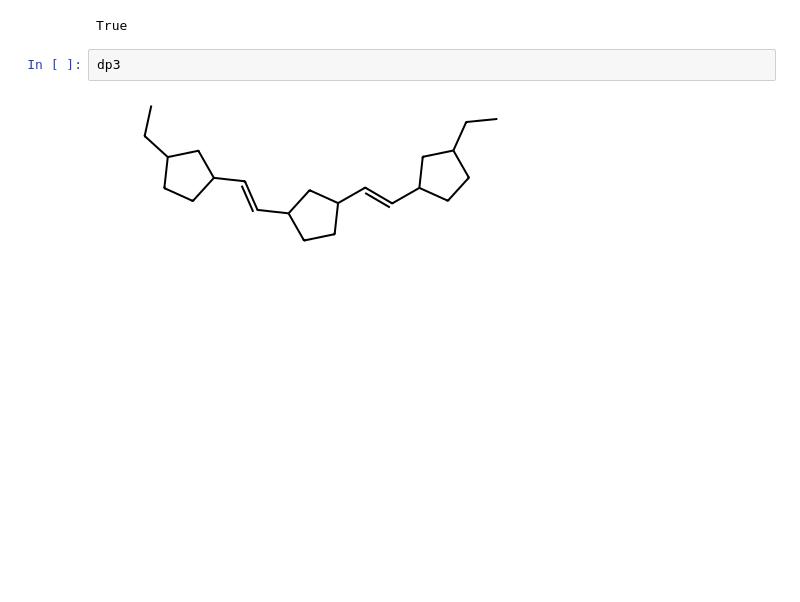
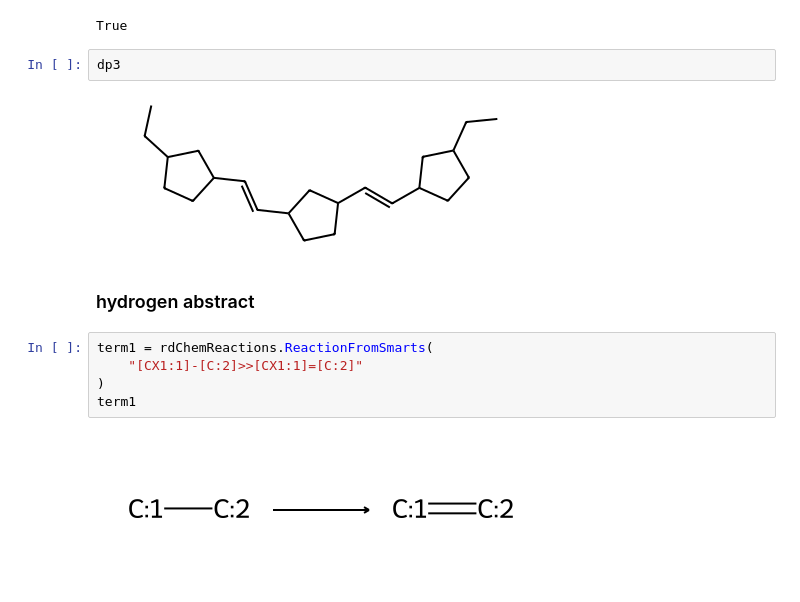
Before and after one commit to skozarekar/thermonomer, a Jupyter notebook: thermonomer/temp_Maya_romp.ipynb, the cells around one changed output. Cells and saved outputs as stored; diff of their text form; blank space fills up the shorter version.

```diff
--- a/thermonomer/temp_Maya_romp.ipynb
+++ b/thermonomer/temp_Maya_romp.ipynb
@@ -100,3 +95,12 @@ True
 dp3
 # %% [output]
 [figure]
+# %% [markdown]
+### hydrogen abstract
+# %%
+term1 = rdChemReactions.ReactionFromSmarts(
+    "[CX1:1]-[C:2]>>[CX1:1]=[C:2]"
+)
+term1
+# %% [output]
+[figure, added]
```
Also changed, not shown: parts of 5 cells of this notebook.
